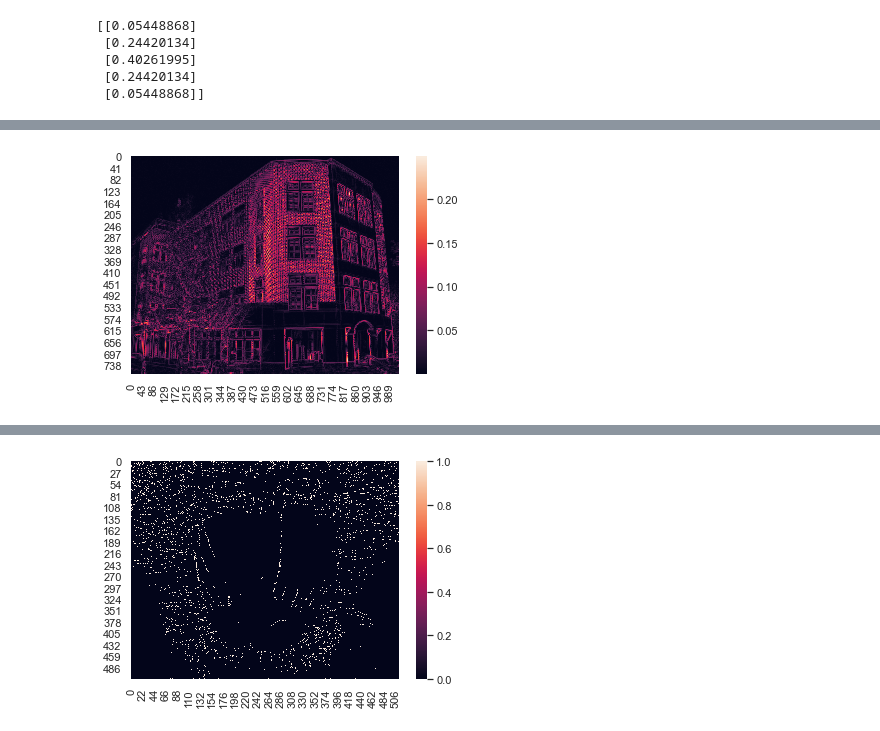
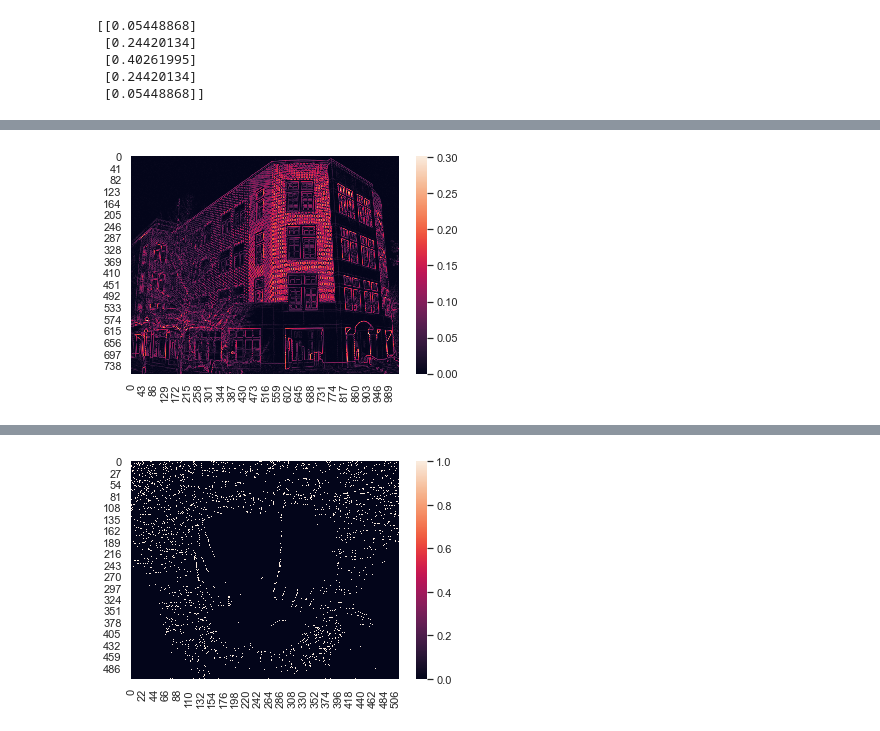
Before and after one commit to kwantlin/student-assignment-1, a Jupyter notebook: hw1.ipynb, the cells around one changed output, grey strips where cells are left out. Saved outputs shown, nothing was run; the diff lists cells and outputs as text; code cells hidden in the pictures.

Commit message:
fixed derivs

```diff
--- a/hw1.ipynb
+++ b/hw1.ipynb
@@ -53,51 +53,68 @@ gray = np.array(gray/255.0)
 # finding the derivative of a function convolved with a Gaussian is the same
 # as convolving with the derivative of a Gaussian
 
-def gauss(sigma): # get kernel of gaussian, sizes depends on sigma
+def gauss(sigma): # get vertical 1d gaussian
     half_size = 3*sigma
 
     dim = 2*half_size+1
 
-    k = np.zeros((dim, dim), np.single)
+    k = np.arange(-half_size, half_size+1, 1)
 
-    for i in range(-half_size, half_size, 1):
-        for j in range(-half_size, half_size, 1):
-            k[i,j] = np.exp((i**2 + j**2) / (-2*sigma)) / (sigma*2*pi)
+    return np.exp(np.square(k) / (-2*sigma**2)) / (sqrt(2*pi)*sigma)
 
-    return k
 
-kernel = gauss(1)
-print("kernel", kernel)
-# deriv of gaussian in x direction
-print(kernel)
-xconv = np.array([[-1, 1, 0]])
-dx = cv2.filter2D(kernel,-1,xconv)
-print("dx", dx)
-fx = cv2.filter2D(gray,-1,dx)
-print("fx", fx)
-# print(fx.shape)
-cv2.imwrite("fx.jpeg", fx*255)
+def deriv_gauss(sigma): # get vertical 1d gaussian derivative
+    half_size = 3*sigma
 
-# deriv of gaussian in y direction
-yconv = np.array([[-1], [1], [0]])
-dy = cv2.filter2D(kernel,-1,yconv)
-# print("dy", dy)
-fy = cv2.filter2D(gray,-1,dy)
-# print("fy", fy)
-print(fy.shape)
-cv2.imwrite("fy.jpeg", fy*255)
+    dim = 2*half_size+1
+    k = np.arange(-half_size, half_size+1, 1)
+
+    return np.exp(np.square(k) / (-2*sigma*sigma)) * (-k / sqrt(2*pi)*sigma**3)
+
+
+Gpy = np.expand_dims(deriv_gauss(1), axis=0)     # horizontal derivative of a Gaussian
+GTx = np.expand_dims(gauss(1), axis=1)            # vertical gaussian
+Gy = np.expand_dims(gauss(1), axis=0)             # horizontal Gaussian
+GpTx = np.expand_dims(deriv_gauss(1), axis=1)   # vertical derivative of Gaussian
+
+print("Gpy", Gpy, Gpy.shape)
+print("GTx", GTx, GTx.shape)
+print("Gy", Gy)
+# print(Gy[4])
+Fx = cv2.filter2D((cv2.filter2D(gray, -1, Gpy)), -1, GTx)
+# Fx = cv2.filter2D(gray,-1,cv2.filter2D(Gpy,-1,GTx))
+Fy = cv2.filter2D((cv2.filter2D(gray, -1, Gy)), -1, GpTx)
+
+# kernel = gauss(1)
+# print("kernel", kernel)
+# # deriv of gaussian in x direction
+# print(kernel)
+# xconv = np.array([[-1, 1, 0]])
+# dx = cv2.filter2D(kernel,-1,xconv)
+# print("dx", dx)
+# fx = cv2.filter2D(gray,-1,dx)
+# print("fx", fx)
+# # print(fx.shape)
+# cv2.imwrite("fx.jpeg", Fx*255)
+
+# # deriv of gaussian in y direction
+# yconv = np.array([[-1], [1], [0]])
+# dy = cv2.filter2D(kernel,-1,yconv)
+# # print("dy", dy)
+# fy = cv2.filter2D(gray,-1,dy)
+# # print("fy", fy)
+# print(fy.shape)
+# cv2.imwrite("fy.jpeg", Fy*255)
 
 # Computer edge strength and edge orientation at each pixel.
 def edge_str_ori(fx, fy, img):
     F = np.sqrt(np.square(fx) + np.square(fy))
     div = fy / fx
     D = np.arctan(div)
-#     print(orient)
     D = np.where(D > 0, D, D+pi)
-#     print(orient)
     return F, D
 
-F, D = edge_str_ori(fx, fy, gray)
+F, D = edge_str_ori(Fx, Fy, gray)
 print("magnitude of gradient")
 ax1 = sns.heatmap(F)
 # %% [output]
@@ -120,2 +132,2 @@ kernel [[1.5915494e-01 9.6532352e-02 2.1539280e-02 0.0000000e+00 1.7680518e-03
 magnitude of gradient
-[figure, old version]
+[figure, new version]
```
Also changed, not shown: parts of 9 cells of this notebook, 2 other files.
